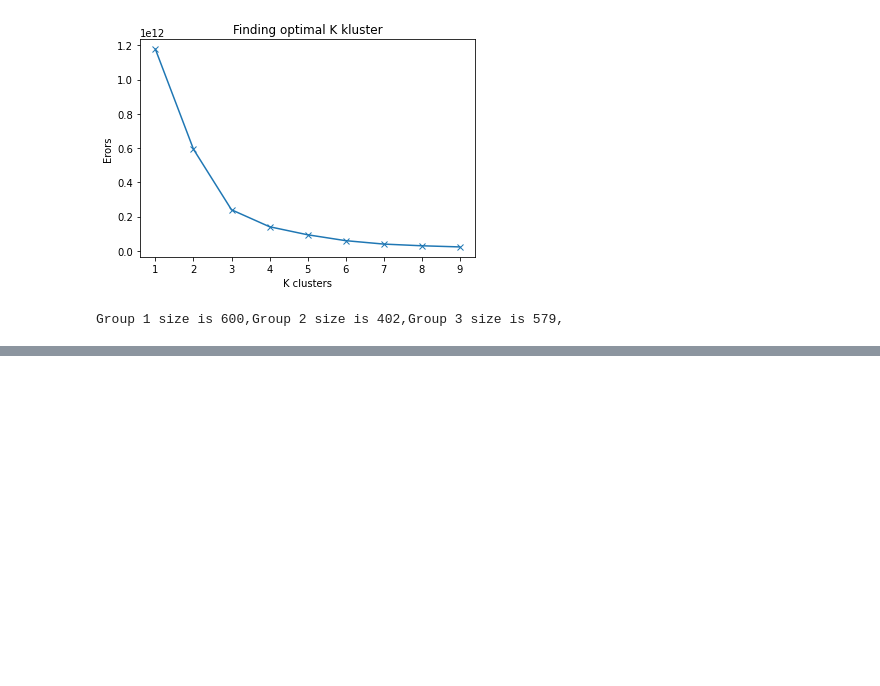
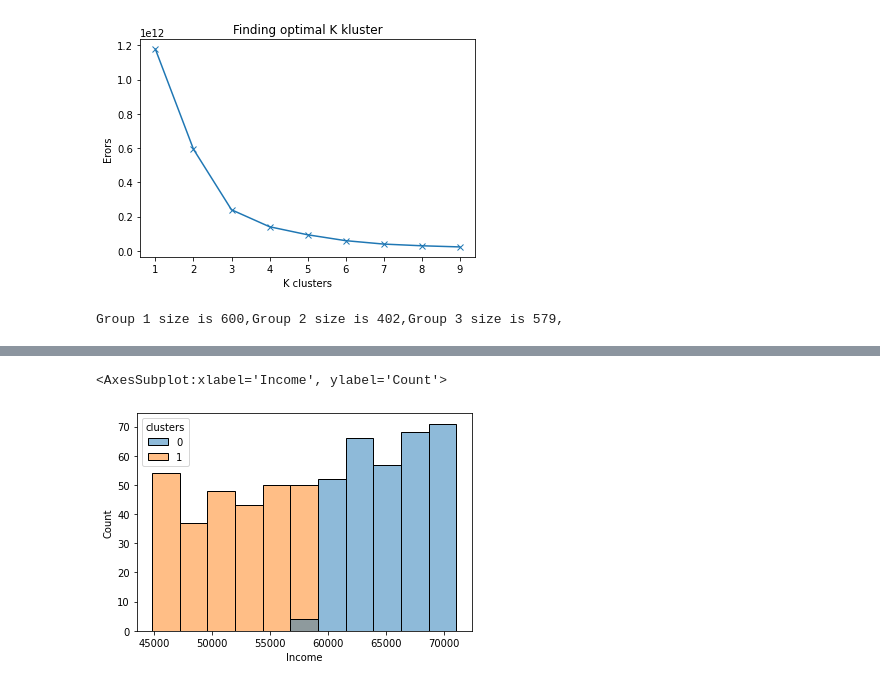
Before and after one commit to tural327/personality_analysis, a Jupyter notebook: main_file.ipynb, the cells around one changed output, grey strips where cells are left out. Drawn from its saved outputs; the diff is of its cells as text; code cells hidden in the pictures; blank space fills up the shorter version.

```diff
--- a/main_file.ipynb
+++ b/main_file.ipynb
@@ -459,0 +485,17 @@ Group 1 size is 600,Group 2 size is 402,Group 3 size is 579,
+# %%
+k1 = KMeans(
+    n_clusters=2, init='random',
+    n_init=10, max_iter=300,
+    tol=1e-04, random_state=0
+)
+
+y_k1 = k1.fit_predict(df1)
+
+df1.drop("clusters",axis=1,inplace=True)
+
+df1['clusters'] = y_k1
+# %%
+sns.histplot(data=df1, x="Income", hue="clusters")
+# %% [output]
+<AxesSubplot:xlabel='Income', ylabel='Count'>
+[figure, added]
```
Also changed, not shown: parts of 9 cells of this notebook.
